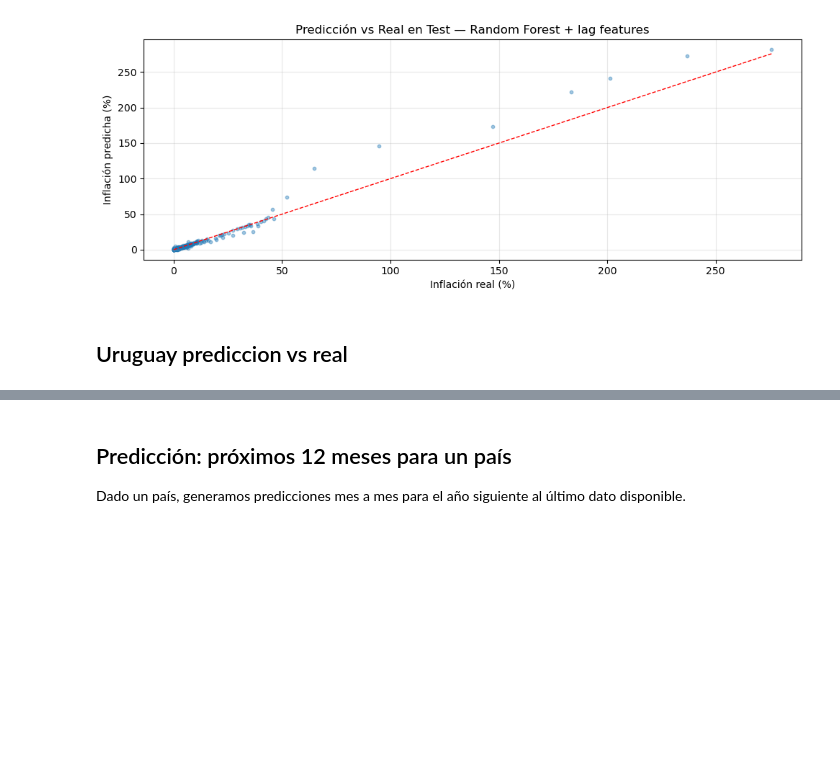
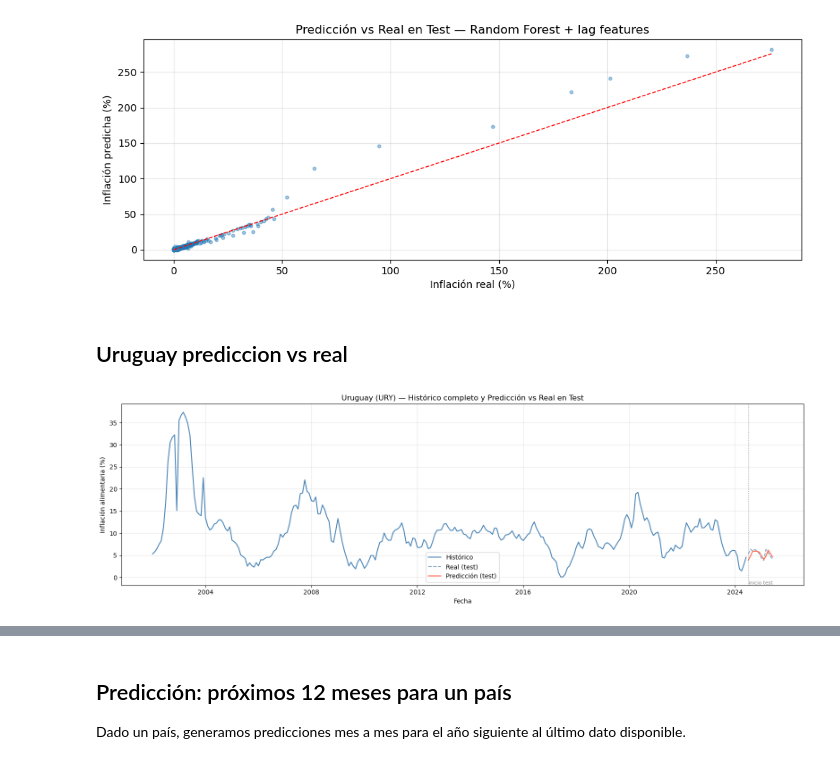
Before and after one commit to nataliacampiglia/mlp-obligatorio, a Jupyter notebook: model-building/food_inflation_model.ipynb, the cells around one changed output, grey strips where cells are left out. Drawn from its saved outputs; the diff is of its cells as text; code cells hidden in the pictures; blank space fills up the shorter version.

```diff
--- a/model-building/food_inflation_model.ipynb
+++ b/model-building/food_inflation_model.ipynb
@@ -303,3 +303,38 @@ plt.show()
 [figure]
 # %% [markdown]
 ## Uruguay prediccion vs real
+# %%
+COUNTRY = "URY"
+nombre  = df[df["country"] == COUNTRY]["country_name"].iloc[0]
+
+# Todo el histórico disponible antes del test
+historico = df[(df["country"] == COUNTRY) & (df["date"] < test_start)].sort_values("date")
+
+# Test: real vs predicho para Uruguay
+df_test_ury = df_test[df_test["country"] == COUNTRY].sort_values("date")
+X_test_ury  = df_test_ury[FEATURE_COLS].values
+preds_ury   = np.expm1(model.predict(X_test_ury))
+
+fig, ax = plt.subplots(figsize=(16, 5))
+
+ax.plot(historico["date"], historico["inflation"],
+        label="Histórico", color="steelblue", linewidth=1.5)
+ax.plot(df_test_ury["date"], df_test_ury["inflation"],
+        label="Real (test)", color="steelblue", linewidth=1.5, linestyle="--", alpha=0.7)
+ax.plot(df_test_ury["date"], preds_ury,
+        label="Predicción (test)", color="tomato", linewidth=1.5)
+
+ax.axvline(test_start, color="gray", linestyle=":", linewidth=1)
+ax.text(test_start + pd.DateOffset(days=5), ax.get_ylim()[0], "inicio test",
+        color="gray", fontsize=8, va="bottom")
+
+ax.set_title(f"{nombre} ({COUNTRY}) — Histórico completo y Predicción vs Real en Test")
+ax.set_xlabel("Fecha")
+ax.set_ylabel("Inflación alimentaria (%)")
+ax.legend()
+ax.grid(True, alpha=0.3)
+plt.tight_layout()
+wandb.log({"charts/uruguay_pred_vs_real": wandb.Image(plt)})
+plt.show()
+# %% [output]
+[figure, added]
```
Also changed, not shown: parts of 3 cells of this notebook.
